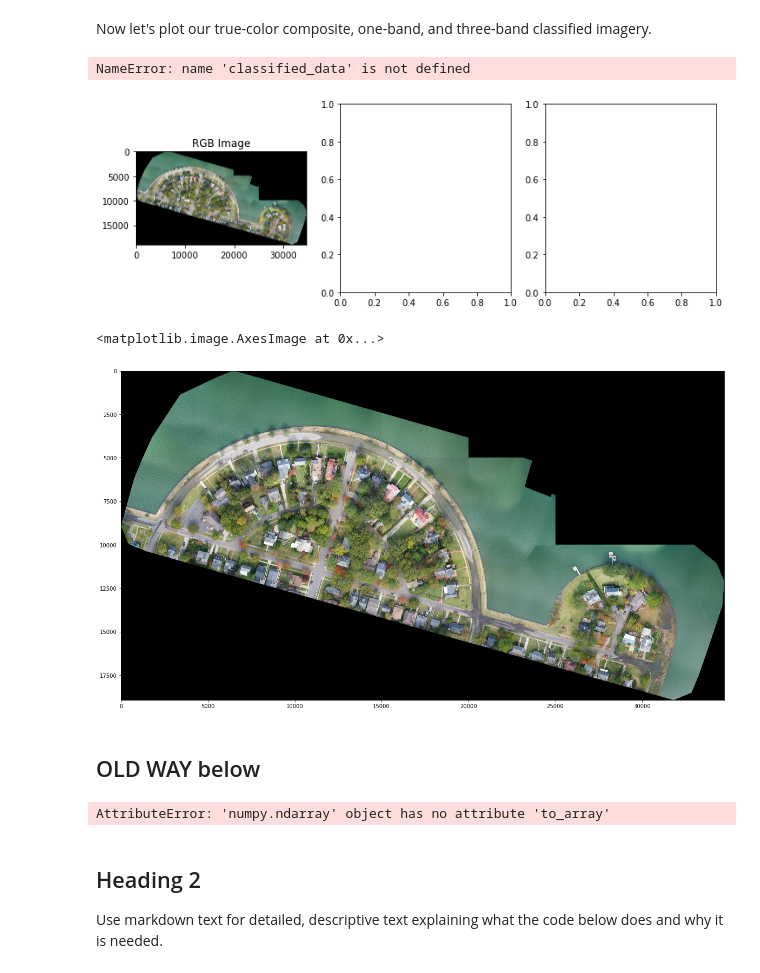
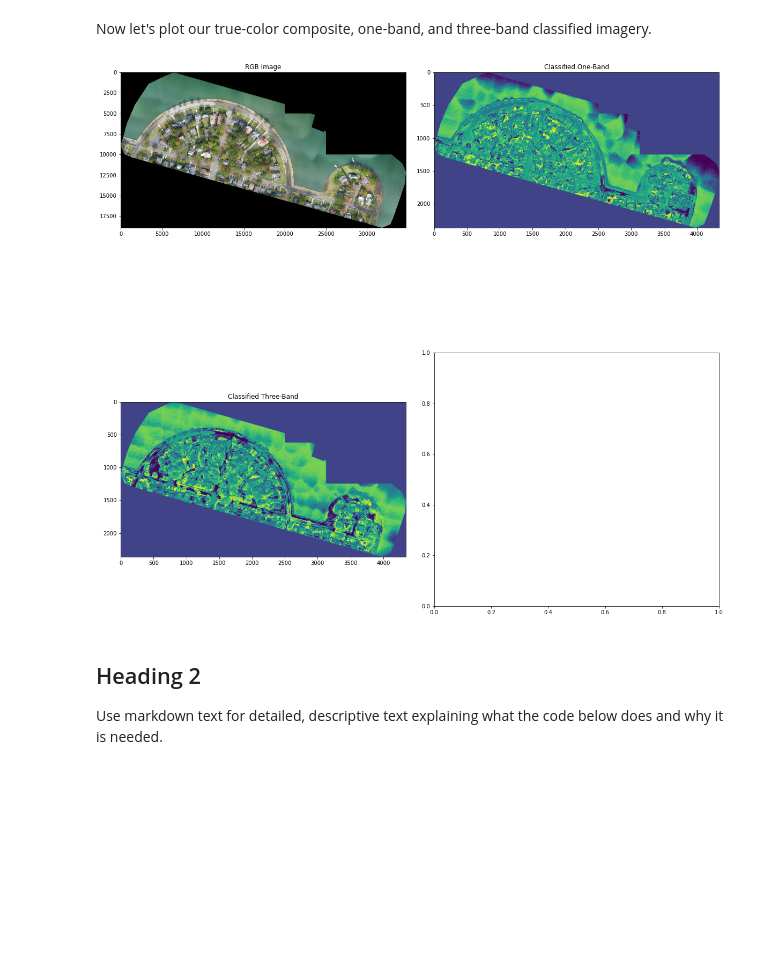
Before and after one commit to ODU-GeoSEA/va-datacube, a Jupyter notebook: real_world_examples/UAV_floodFeature.ipynb, the cells around one changed output. Cells and saved outputs as stored; diff of their text form; code cells hidden in the pictures; blank space fills up the shorter version.

Commit message:
Modified last comparison plot

```diff
--- a/real_world_examples/UAV_floodFeature.ipynb
+++ b/real_world_examples/UAV_floodFeature.ipynb
@@ -328,69 +328,38 @@ with rasterio.open(raster_path) as dataset:
 # %% [markdown]
 Now let's plot our true-color composite, one-band, and three-band classified imagery.
 # %%
-# Create a figure with three subplots
-fig, axs = plt.subplots(ncols=3, figsize=(12, 4))
+# Create a figure with four subplots
+fig, axs = plt.subplots(nrows=2, ncols=2, figsize=(20, 20))
 
 # Plot the 3-band geotiff in the first subplot
-axs[0].imshow(np.stack([
+axs[0, 0].imshow(np.stack([
         raster_dataset.red,
         raster_dataset.green,
         raster_dataset.blue
     ], axis=2))
 
 # Set the title of the first subplot
-axs[0].set_title('RGB Image')
+axs[0, 0].set_title('RGB Image')
 
 # Plot the first classified image in the second subplot
-axs[1].imshow(clustered_oneBand, cmap='viridis')
+axs[0, 1].imshow(clustered_oneBand, cmap='viridis')
 
 # Set the title of the second subplot
-axs[1].set_title('Classified One-Band')
+axs[0, 1].set_title('Classified One-Band')
 
 # Plot the second classified image in the third subplot
-axs[2].imshow(clustered, cmap='viridis')
+axs[1, 0].imshow(clustered, cmap='viridis')
 
 # Set the title of the third subplot
-axs[2].set_title('Classified Three-Band')
+axs[1, 0].set_title('Classified Three-Band')
+
+# Adjust spacing between subplots
+plt.subplots_adjust(wspace=0.1, hspace=0.3)
 
 # Display the figure
 plt.show()
 # %% [output]
-NameError: name 'classified_data' is not defined
-[figure, old version]
+[figure, new version]
-# %%
-#Plot the drone Image
-fig = plt.figure(figsize=(20,20))
-plt.imshow(
-    np.stack([
-        raster_dataset.red,
-        raster_dataset.green,
-        raster_dataset.blue
-    ], axis=2))
-# %% [output]
-<matplotlib.image.AxesImage at 0x...>
-[figure, removed]
-# %% [markdown]
-## OLD WAY below
-# %%
-# Reshape the data into a 2D array of pixels
-reshaped_data = raster_dataset.to_array().values.transpose(1, 2, 0).reshape(-1, 3)
-
-# Normalize the data to have a mean of 0 and a standard deviation of 1
-normalized_data = (reshaped_data - reshaped_data.mean(axis=0)) / reshaped_data.std(axis=0)
-
-# Perform k-means clustering on the normalized data
-kmeans = cluster.KMeans(n_clusters=3, random_state=0).fit(normalized_data)
-
-# Reshape the clustered data back into a 3D array of pixels
-clustered_data = kmeans.labels_.reshape(raster_data.shape[1], raster_data.shape[2])
-
-%matplotlib inline
-
-# Plot the clustered data
-plt.imshow(clustered_data)
-# %% [output]
-AttributeError: 'numpy.ndarray' object has no attribute 'to_array'
 # %% [markdown]
 ## Heading 2
 
```
